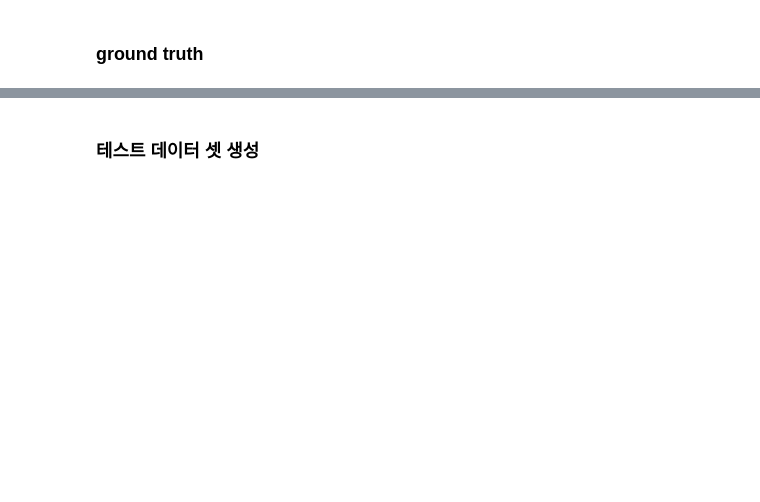
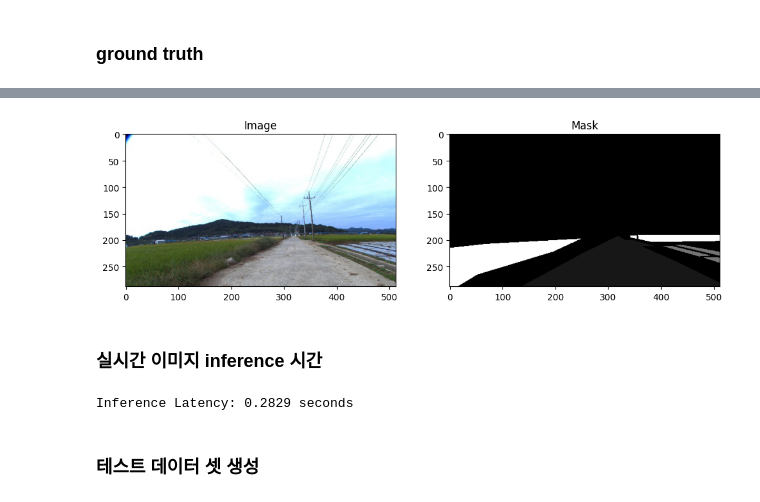
Before and after one commit to choiyongwoo/Deep_Learning_Bootcamp, a Jupyter notebook: image_project2/inference.ipynb, the cells around one changed output, grey strips where cells are left out. Drawn from its saved outputs; the diff is of its cells as text; code cells hidden in the pictures; blank space fills up the shorter version.

```diff
--- a/image_project2/inference.ipynb
+++ b/image_project2/inference.ipynb
@@ -72,7 +72,6 @@ def preprocess_image(image_path, transforms):
     return image
 
 # 이미지 경로
-image_path = "C:/Users/USER/Desktop/resized_valid_image/NIA_AgricultureAD_paddy_RGB_bottom_Gyeongsangnamdo_2110151007_day_sunny_003341.jpg"
 image = Image.open(image_path)
 
 # 전처리 변환 (훈련과 동일)
@@ -222,0 +188,73 @@ ValueError: all the input array dimensions except for the concatenation axis mus
+# %%
+import os
+import json
+from skimage.draw import polygon2mask
+import matplotlib.pyplot as plt
+
+
+id2label = {
+            0: 'background',
+            1: 'common_road',
+            2: 'common_tree',
+            3: 'field_corps',
+            4: 'field_furrow',
+            5: 'field_levee',
+            6: 'orchard_road',
+            7: 'orchard_tree',
+            8: 'paddy_after_driving',
+            9: 'paddy_before_driving',
+            10: 'paddy_edge',
+            11: 'paddy_rice',
+            12: 'paddy_water'
+        }
+
+label2id = {v: k for k, v in id2label.items()}
+
+image = Image.open(image_path).convert('RGB')
+mask = np.full((image.height, image.width), 0, dtype=np.int32)  # 초기값을 0으로 설정
+image_np=np.array(image)
+
+base_path= "C:/Users/USER/Desktop/512x288/resized_valid_annotations"
+annotation_path= os.path.join(base_path, image_path.split('/')[-1].split('.')[0]+'.json')
+
+with open(annotation_path, 'r') as f:
+    img_info= json.load(f)
+
+for obj in img_info['objects']:
+    class_id = label2id.get(obj['label'])
+    for pos in obj['position']:
+        coords = [(y, x) for x, y in zip(pos[::2], pos[1::2])] #pos[::2]는 짝수 인덱스(모든 x 좌표), pos[1::2]는 홀수 인덱스(모든 y 좌표)
+        # print(f"Coords for {obj['label']} with class ID {class_id}: {coords}")  # 디버깅용 좌표 출력
+
+            # 좌표가 이미지 경계를 벗어나는지 확인
+        out_of_bounds_coords = [(x, y) for y, x in coords if x < 0 or x >= image.width or y < 0 or y >= image.height]
+        if out_of_bounds_coords:
+            #print(f"Warning: Some coordinates for {obj['label']} are out of image bounds: {out_of_bounds_coords}")
+            coords = [(max(0, min(image.height - 0.1, y)), max(0, min(image.width - 0.1, x))) for y, x in coords] # 이미지 벗어나는 좌표 클리핑
+
+
+
+        poly_mask = polygon2mask((image.height, image.width), coords)
+
+        # 디버깅용으로 poly_mask가 True인 위치 출력
+        # true_indices = np.where(poly_mask)
+        # true_positions = list(zip(true_indices[0], true_indices[1]))
+        # print(f"True positions in poly_mask: {true_positions[:10]}")  # 처음 10개의 위치만 출력
+
+        mask[poly_mask] = class_id
+
+plt.figure(figsize=(12, 6))
+
+plt.subplot(1, 2, 1)
+plt.imshow(image_np)
+plt.title("Image")
+
+plt.subplot(1, 2, 2)
+plt.imshow(mask, cmap='gray')
+plt.title("Mask")
+
+plt.show()
+# %% [output]
+[figure, added]
+# %% [markdown]
+### 실시간 이미지 inference 시간
@@ -223,3 +346,9 @@ ValueError: all the input array dimensions except for the concatenation axis mus
+# %%
+# 예제 이미지 로드 및 실시간 inference 수행
+image = Image.open("C:/Users/USER/Desktop/resized_valid_image/NIA_AgricultureAD_field_RGB_top_Gyeongsangnamdo_2110211031_day_sunny_002266.jpg")
+output = real_time_inference(image)
+# %% [output]
+Inference Latency: 0.2829 seconds
 # %% [markdown]
 ### 테스트 데이터 셋 생성
 # %%
```
Also changed, not shown: parts of 8 cells of this notebook.
